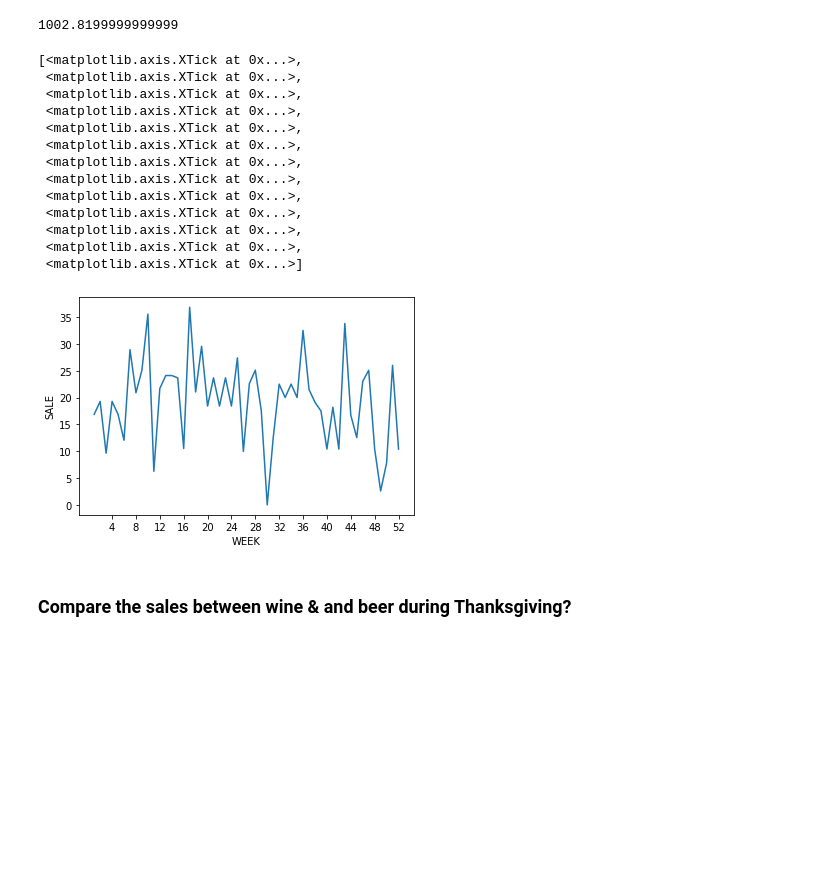
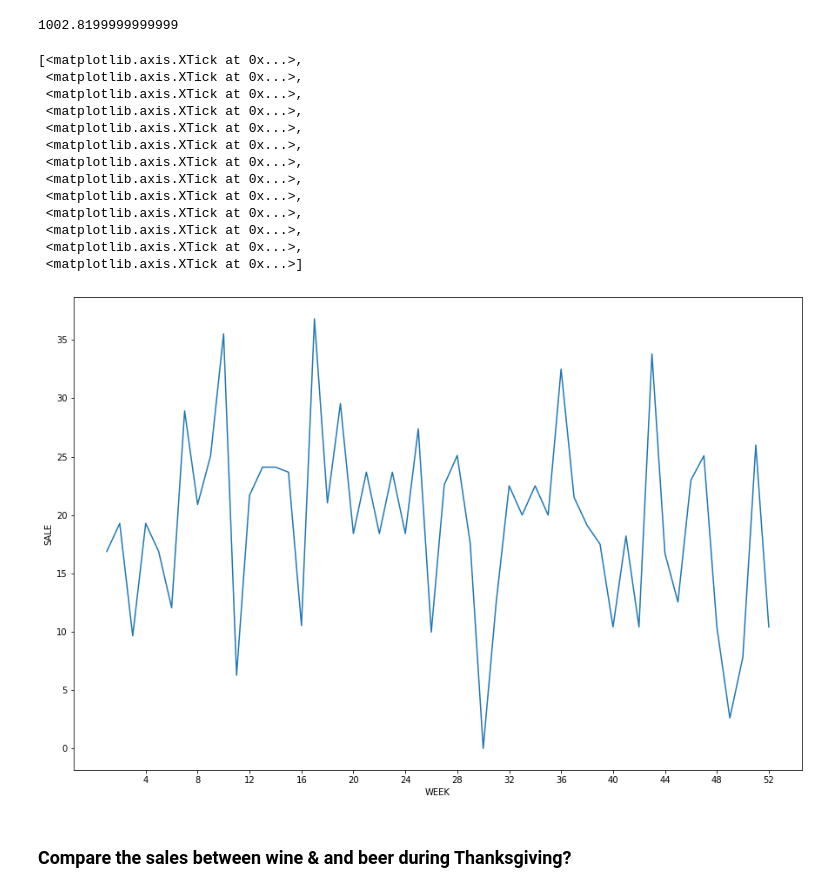
Before and after one commit to aksh19cj/Data-Warehouse, a Jupyter notebook: Akshay_DW_ Analysis.ipynb, the cells around one changed output. Drawn from its saved outputs; the diff is of its cells as text; code cells hidden in the pictures; blank space fills up the shorter version.

```diff
--- a/Akshay_DW_ Analysis.ipynb
+++ b/Akshay_DW_ Analysis.ipynb
@@ -183,23 +183,24 @@ weeksalesdata['SALE'].sum()
 1002.8199999999999
 # %%
 ticks = [4,8,12,16,20,24,28,32,36,40,44,48,52]
+plt.figure(figsize=(15,10))
 g = sns.lineplot(data=weeksalesdata, x="WEEK", y="SALE")
 g.set_xticks(ticks)
 # %% [output]
 [<matplotlib.axis.XTick at 0x...>,
  <matplotlib.axis.XTick at 0x...>,
  <matplotlib.axis.XTick at 0x...>,
  <matplotlib.axis.XTick at 0x...>,
  <matplotlib.axis.XTick at 0x...>,
  <matplotlib.axis.XTick at 0x...>,
  <matplotlib.axis.XTick at 0x...>,
  <matplotlib.axis.XTick at 0x...>,
  <matplotlib.axis.XTick at 0x...>,
  <matplotlib.axis.XTick at 0x...>,
  <matplotlib.axis.XTick at 0x...>,
  <matplotlib.axis.XTick at 0x...>,
  <matplotlib.axis.XTick at 0x...>]
-[figure, old version]
+[figure, new version]
 # %% [markdown]
 ### Compare the sales between wine & and beer during Thanksgiving?
 # %% [markdown]
```
Also changed, not shown: parts of 33 cells of this notebook.
